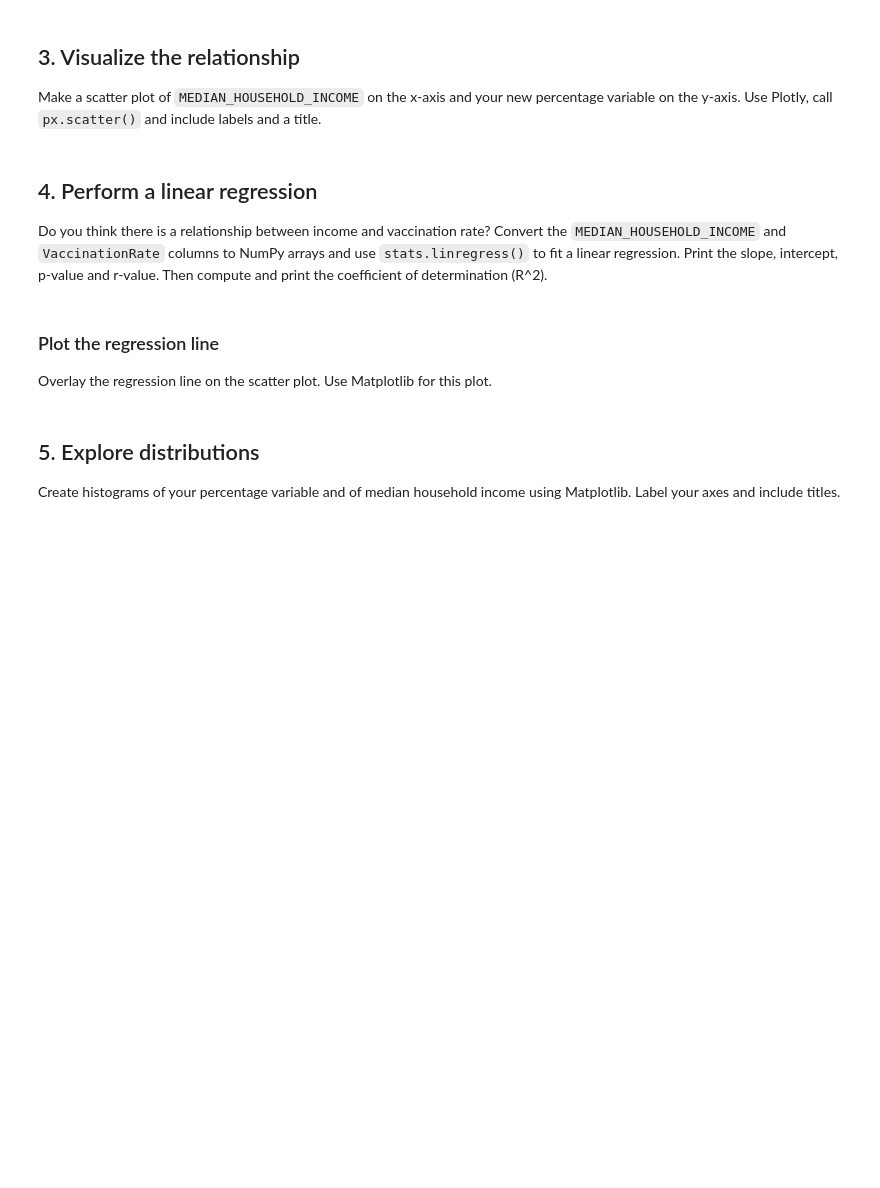
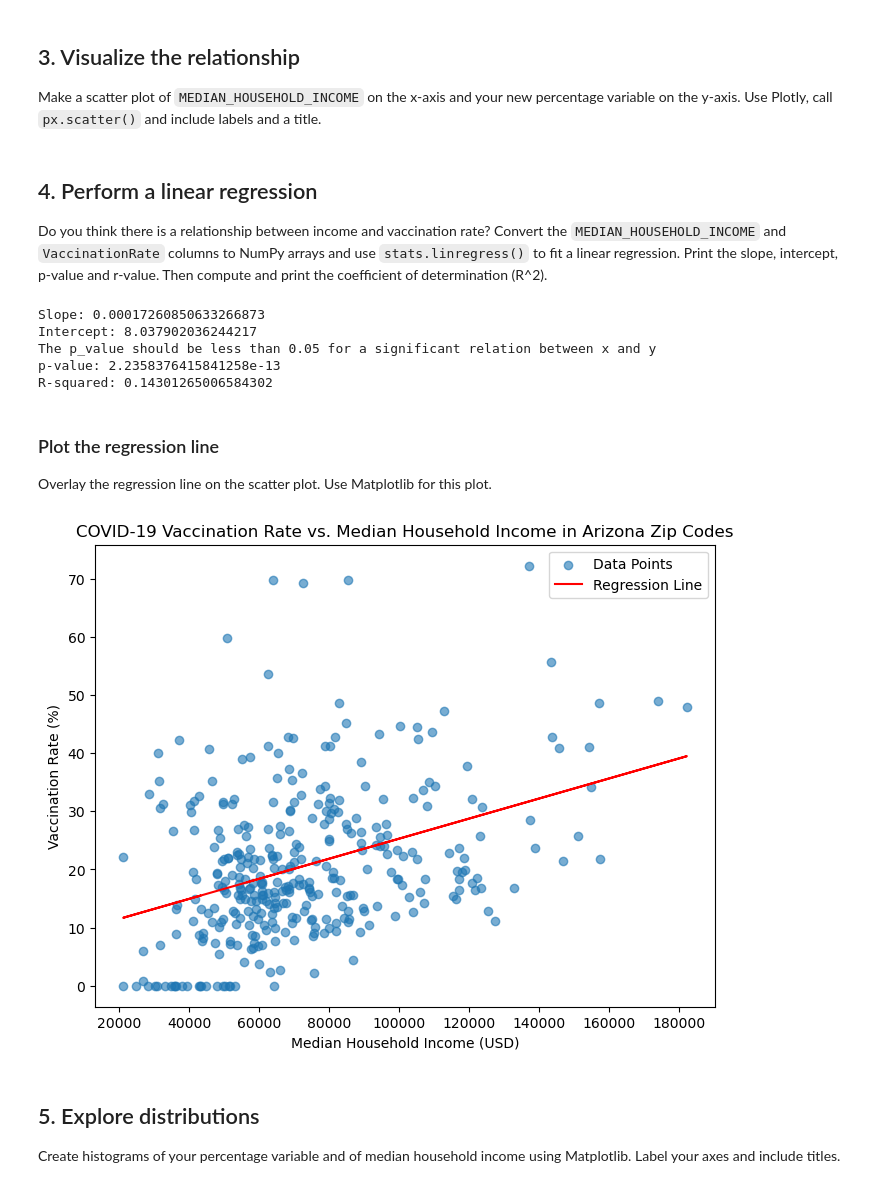
Before and after one commit to arjavrawal/sgsup-arjav-222, a Jupyter notebook: lab/lab03/Lab03_NotebookForStudents.ipynb, the cells around one changed output. Drawn from its saved outputs; the diff is of its cells as text; code cells hidden in the pictures; blank space fills up the shorter version.

```diff
--- a/lab/lab03/Lab03_NotebookForStudents.ipynb
+++ b/lab/lab03/Lab03_NotebookForStudents.ipynb
@@ -102,7 +159,7 @@ After merging, preview the first few rows with `.head()`.
 
 # Merge the census and secondary data on POSTCODE
 # Syntax: pd.merge(left, right, on=key, how=join_type)
-df_merged =
+df_merged = pd.merge(df_census_zips, df_covid_zip, on='POSTCODE', how='inner')
 
 # Inspect the merged DataFrame
 df_merged.head()
@@ -113,16 +178,18 @@ df_merged.head()
 Before analyzing the data in detail, let's clean the merged dataset. In the **NumberOfPeopleVaccinated** column, some values are recorded as '1-10' to protect privacy for small counts. Since we can't use these ranges in our calculations, we'll remove those rows. We will also remove the ones which have 'DataSuppressed'. We also need to ensure our dataset excludes very small populations and has complete information for both income and vaccination data to avoid skewing our analysis. This cleaning step helps ensure our subsequent statistical analysis will be reliable and meaningful.
 # %%
 # Identify rows where the value is a range (1-10) encoded as text and drop them. Also, drop Data Suppressed
-df_merged =
+df_merged['NumberOfPeopleVaccinated'] = np.where(df_merged['NumberOfPeopleVaccinated'].str.contains('1-10') | df_merged['NumberOfPeopleVaccinated'].str.contains('DataSuppressed'), np.nan, df_merged['NumberOfPeopleVaccinated'])
+
+# The above was partially modified by Copilot. Original code was a for loop and if statement, similar to what was shown in the lecture. It came back as invalid syntax.
 
 # Convert the variable in NumberOfPeopleVaccinated to integer
-df_merged['NumberOfPeopleVaccinated'] =
+df_merged['NumberOfPeopleVaccinated'] = df_merged['NumberOfPeopleVaccinated'].astype(float).astype('Int64')
 
 # Remove rows with very small populations
-df_merged =
+df_merged = df_merged[df_merged['TOTAL_POP'] > 100]
 
 # Drop rows with NaN in MEDIAN_HOUSEHOLD_INCOME or in NumberOfPeopleVaccinated
-df_merged.
+df_merged = df_merged.dropna(subset=['MEDIAN_HOUSEHOLD_INCOME', 'NumberOfPeopleVaccinated'])
 
 # Confirm the DataFrame looks sensible
 df_merged.head()
@@ -129,7 +204,7 @@ df_merged.head()
 # %%
 # Let's create a column of vaccinations as a percentage of the population
-df_merged['VaccinationRate'] =
+df_merged['VaccinationRate'] = df_merged['NumberOfPeopleVaccinated'] / df_merged['TOTAL_POP'] * 100
 
 # Calculate the mean of VaccinationRate for AZ zip codes
-mean_vaccination_rate_az =
+mean_vaccination_rate_az = df_merged['VaccinationRate'].mean()
 mean_vaccination_rate_az
@@ -150,22 +233,27 @@ Do you think there is a relationship between income and vaccination rate? Conver
 # %%
 
 # Convert to numpy arrays using .to_numpy()
-x =
-y =
+x = df_merged['MEDIAN_HOUSEHOLD_INCOME'].to_numpy()
+y = df_merged['VaccinationRate'].to_numpy()
 
 # Perform linear regression using stats.linregress
-res =
+res = stats.linregress(x, y)
 
 # Print regression parameters
-print(f"Slope: ") # Slope of the regression line using regressionObject.slope
-print(f"Intercept: ") # Intercept of the regression line using regressionObject.intercept
-
+print(f"Slope: {res.slope}") # Slope of the regression line using regressionObject.slope
+print(f"Intercept: {res.intercept}") # Intercept of the regression line using regressionObject.intercept
 print("The p_value should be less than 0.05 for a significant relation between x and y")
-print(f"p-value: ") # p-value of the regression using regressionObject.pvalue
+print(f"p-value: {res.pvalue}") # p-value of the regression using regressionObject.pvalue
 
 # Compute and print R-squared
-r_squared =  # Calculate R-squared using regressionObject.rvalue and square it
-print(f"R-squared: ")
+r_squared = res.rvalue ** 2  # Calculate R-squared using regressionObject.rvalue and square it
+print(f"R-squared: {r_squared}")
+# %% [output]
+Slope: 0.00017260850633266873
+Intercept: 8.037902036244217
+The p_value should be less than 0.05 for a significant relation between x and y
+p-value: 2.2358376415841258e-13
+R-squared: 0.14301265006584302
 # %% [markdown]
 ### Plot the regression line
 
@@ -173,18 +261,32 @@ Overlay the regression line on the scatter plot.  Use Matplotlib for this plot.
 # %%
 # Plot scatter
  # Set figure size using plt.figure. Values are in inches. Keep height as 6 and width as 8
  # Plot data points with 60% transparency and label using plt.scatter
 
+plt.figure(figsize=(8, 6))
+plt.scatter(x, y, alpha=0.6, label='Data Points')
+
 # Compute predicted values
  # Compute predicted values using regression parameters and the line equation
+
+predicted_y = res.intercept + res.slope * x
 
 # Plot regression line
   # Plot regression line with color and label
   # Label x-axis using plt.xlabel
   # Label y-axis using plt.ylabel
   # Set plot title using plt.title
   # Show legend using plt.legend
   # Display the plot using plt.show()
+
+plt.plot(x, predicted_y, color='red', label='Regression Line')
+plt.xlabel('Median Household Income (USD)')
+plt.ylabel('Vaccination Rate (%)')
+plt.title('COVID-19 Vaccination Rate vs. Median Household Income in Arizona Zip Codes')
+plt.legend()
+plt.show()
+# %% [output]
+[figure, added]
 # %% [markdown]
 ## 5. Explore distributions
 
```
Also changed, not shown: parts of 10 cells of this notebook, 6 other files.
